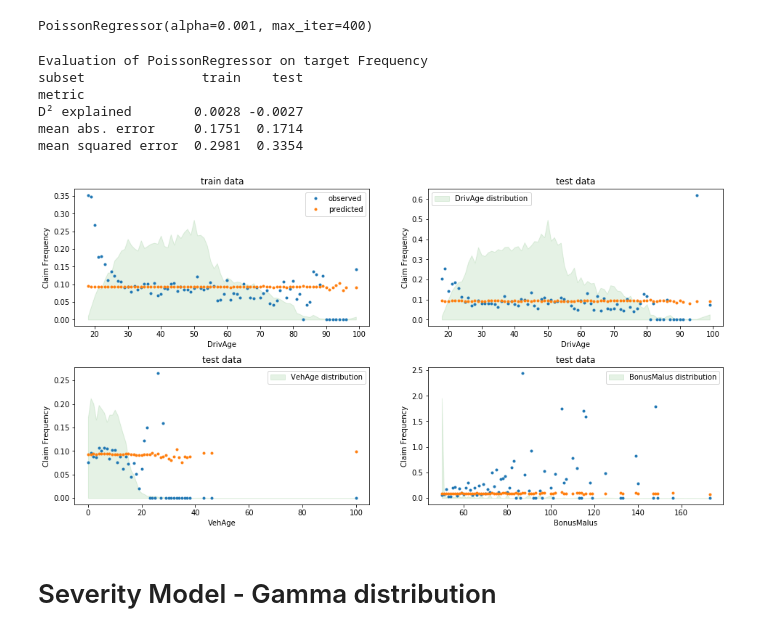
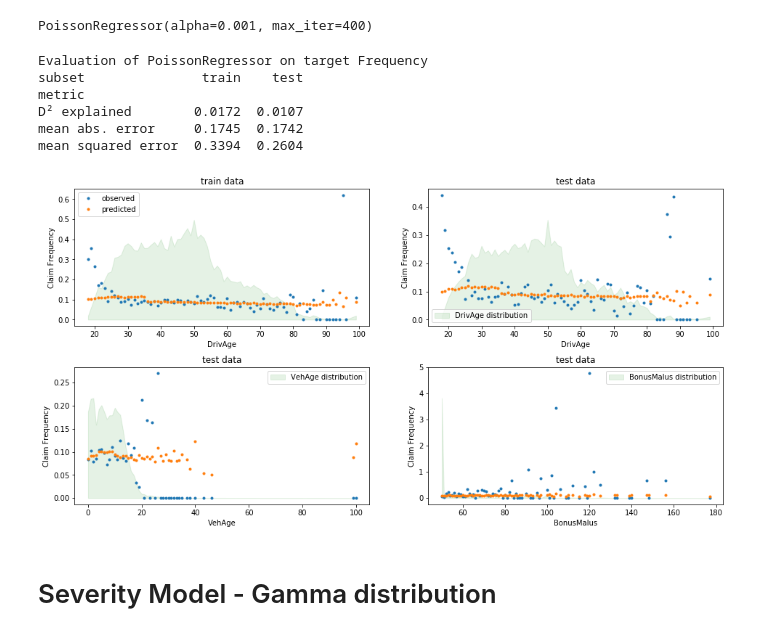
Before and after one commit to amanveer/FSI, a Jupyter notebook: insurance-feature-store.ipynb, the cells around one changed output. Cells and saved outputs as stored; diff of their text form; code cells hidden in the pictures.

```diff
--- a/insurance-feature-store.ipynb
+++ b/insurance-feature-store.ipynb
@@ -633,6 +635,7 @@ The number of claims (ClaimNb) is a positive integer (0 included). Thus, this ta
 # %%
-df_modeling = df_features.iloc[:,:-4]
-colnames = ['IDpol'] + df.columns.values.tolist()
-df_modeling.columns = colnames
+df_modeling = df_features.iloc[:,0:60]
+# colnames = ['IDpol'] + df.columns.values.tolist()
+#df_modeling.columns = colnames
+
 df_modeling.head()
 # %% [output]
@@ -644,0 +649,3 @@ df_modeling.head()
+# %%
+y_df = df_features.iloc[:,60:75]
+y_df.head()
@@ -645,2 +659,2 @@ df_modeling.head()
 # %%
-df_train, df_test, X_train, X_test = train_test_split(df_modeling, X, random_state=0)
+X_train, X_test, y_train, y_test = train_test_split(df_modeling, y_df, random_state=0)
@@ -691,7 +669,7 @@ sns.distplot(df_train["Frequency"], kde_kws={'bw': 0.1});
 # on the training set via a quasi-Newton solver: l-BFGS. Some of the features
 # are collinear, we use a weak penalization to avoid numerical issues.
 glm_freq = PoissonRegressor(alpha=1e-3, max_iter=400)
-glm_freq.fit(X_train, df_train["Frequency"], sample_weight=df_train["Exposure"])
+glm_freq.fit(X_train, y_train["Frequency"], sample_weight=y_train["Exposure"])
 # %% [output]
 PoissonRegressor(alpha=0.001, max_iter=400)
 # %%
@@ -749,8 +727,8 @@ scores = score_estimator(
     glm_freq,
     X_train,
     X_test,
-    df_train,
-    df_test,
+    y_train,
+    y_test,
     target="Frequency",
     weights="Exposure",
 )
@@ -760,9 +738,9 @@ print(scores)
 Evaluation of PoissonRegressor on target Frequency
 subset               train    test
 metric
-D² explained        0.0028 -0.0027
-mean abs. error     0.1751  0.1714
-mean squared error  0.2981  0.3354
+D² explained        0.0172  0.0107
+mean abs. error     0.1745  0.1742
+mean squared error  0.3394  0.2604
 # %%
 def plot_obs_pred(df, feature, weight, observed, predicted, y_label=None,
                   title=None, ax=None, fill_legend=False):
@@ -815,7 +793,7 @@ fig, ax = plt.subplots(ncols=2, nrows=2, figsize=(16, 8))
 fig.subplots_adjust(hspace=0.3, wspace=0.2)
 
 plot_obs_pred(
-    df=df_train,
+    df=y_train,
     feature="DrivAge",
     weight="Exposure",
     observed="Frequency",
@@ -826,42 +804,42 @@ plot_obs_pred(
 )
 
 plot_obs_pred(
-    df=df_test,
+    df=y_test,
     feature="DrivAge",
     weight="Exposure",
     observed="Frequency",
     predicted=glm_freq.predict(X_test),
     y_label="Claim Frequency",
     title="test data",
     ax=ax[0, 1],
     fill_legend=True
 )
 
 plot_obs_pred(
-    df=df_test,
+    df=y_test,
     feature="VehAge",
     weight="Exposure",
     observed="Frequency",
     predicted=glm_freq.predict(X_test),
     y_label="Claim Frequency",
     title="test data",
     ax=ax[1, 0],
     fill_legend=True
 )
 
 plot_obs_pred(
-    df=df_test,
+    df=y_test,
     feature="BonusMalus",
     weight="Exposure",
     observed="Frequency",
     predicted=glm_freq.predict(X_test),
     y_label="Claim Frequency",
     title="test data",
     ax=ax[1, 1],
     fill_legend=True
 )
 # %% [output]
-[figure, old version]
+[figure, new version]
 # %% [markdown]
 # Severity Model - Gamma distribution
 # %% [markdown]
```
Also changed, not shown: parts of 62 cells of this notebook.
